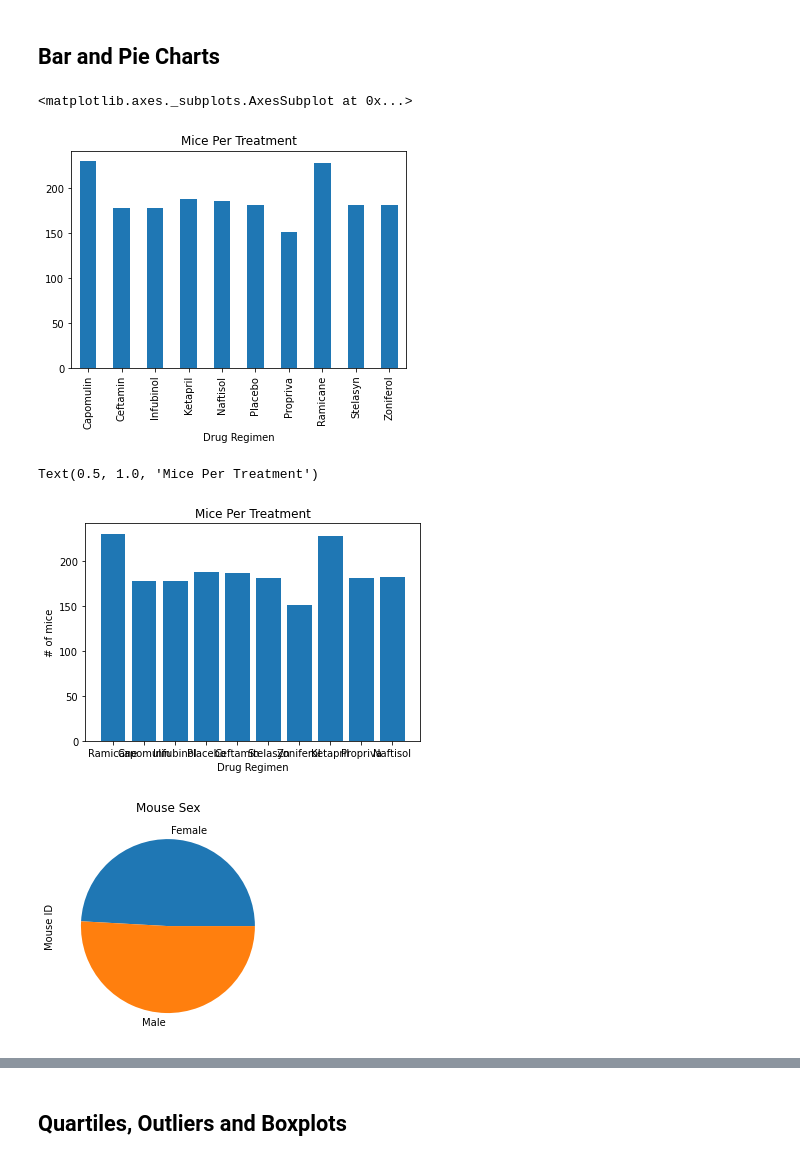
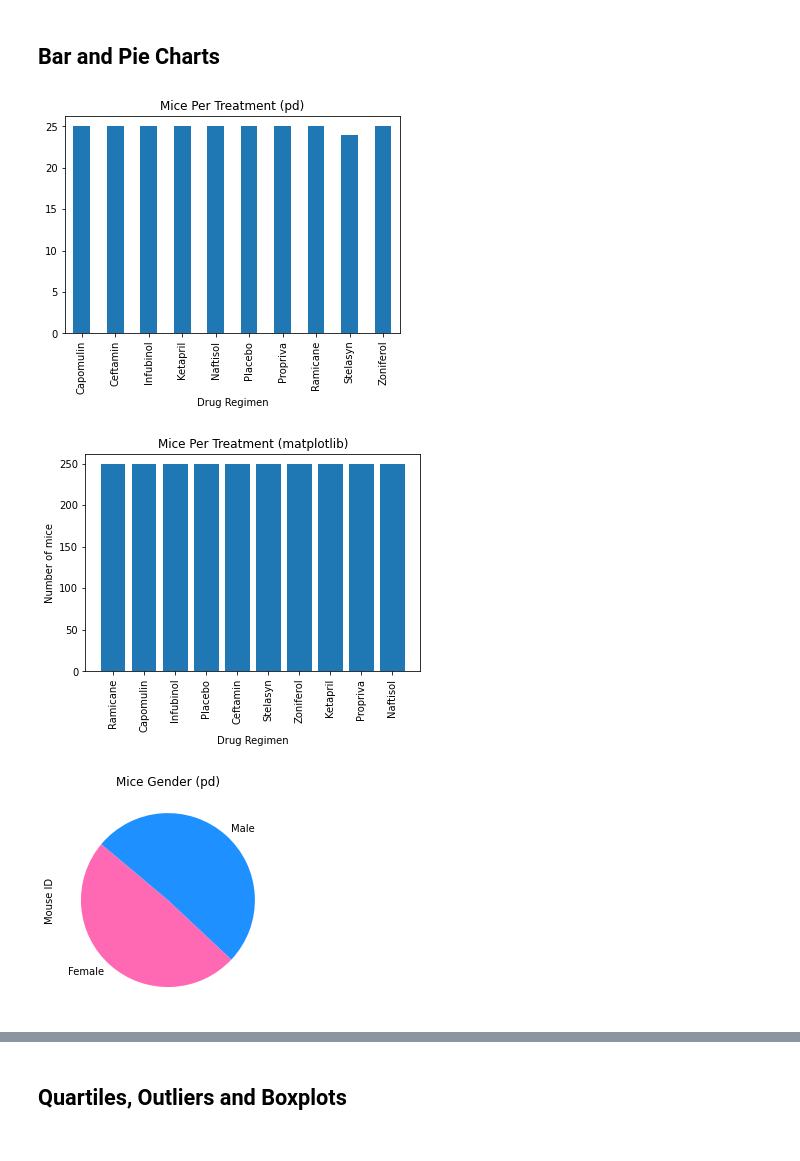
Before and after one commit to AmyAndersson/Pymaceuticals, a Jupyter notebook: pymaceuticals_starter.ipynb, the cells around one changed output, grey strips where cells are left out. Saved outputs shown, nothing was run; the diff lists cells and outputs as text; code cells hidden in the pictures.

```diff
--- a/pymaceuticals_starter.ipynb
+++ b/pymaceuticals_starter.ipynb
@@ -181,31 +194,41 @@ drug_group["Tumor Volume (mm3)"].describe()
 ## Bar and Pie Charts
 # %%
 # Generate a bar plot showing the total number of mice for each treatment throughout the course of the study using pandas.
-drugs= clean_mouse_df["Drug Regimen"].unique()
-mouse_count = drug_group["Mouse ID"].count()
+drugs= drug_group["Drug Regimen"].unique()
+mouse_count = drug_group["Mouse ID"].nunique()
 
-mouse_count.plot(kind="bar", title="Mice Per Treatment")
+mouse_count_chart=mouse_count.plot(kind="bar", title="Mice Per Treatment (pd)")
+mouse_count_chart.set_ylabel=('Number of mice')
+#export chart
+plt.savefig("Images/Mice_per_treatment(pd).png")
 # %% [output]
-<matplotlib.axes._subplots.AxesSubplot at 0x...>
-[figure, old version]
+[figure, new version]
 # %%
 # Generate a bar plot showing the total number of mice for each treatment throughout the course of the study using pyplot.
-plt.bar(drugs, mouse_count)
+drugs_2= clean_mouse_df["Drug Regimen"].unique()
+mouse_count_2 = clean_mouse_df["Mouse ID"].nunique()
+plt.bar(drugs_2, mouse_count_2)
 
 plt.xlabel("Drug Regimen")
-plt.ylabel("# of mice")
-plt.title("Mice Per Treatment")
+plt.ylabel("Number of mice")
+plt.title("Mice Per Treatment (matplotlib)")
+plt.xticks(rotation=90)
+
+#export chart
+plt.savefig("Images/Mice_per_treatment(matplotlib).png")
 # %% [output]
-Text(0.5, 1.0, 'Mice Per Treatment')
-[figure, old version]
+[figure, new version]
 # %%
 # Generate a pie plot showing the distribution of female versus male mice using pandas
 mice_sex= clean_mouse_df.groupby("Sex")
 sex_count= mice_sex["Mouse ID"].count()
-colour=["pink", "blue"]
-sex_count.plot(kind="pie", title="Mouse Sex");
+colour=["hotpink", "dodgerblue"]
+gender_pie=sex_count.plot(kind="pie", title="Mice Gender (pd)", colors=colour, startangle=140);
+gender_pie.set_ylabel=("")
+#export chart
+plt.savefig("Images/Gender_pie(pd).png")
 # %% [output]
-[figure, old version]
+[figure, new version]
 # %%
 # Generate a pie plot showing the distribution of female versus male mice using pyplot
 
```
Also changed, not shown: parts of 8 cells of this notebook, 7 other files.
